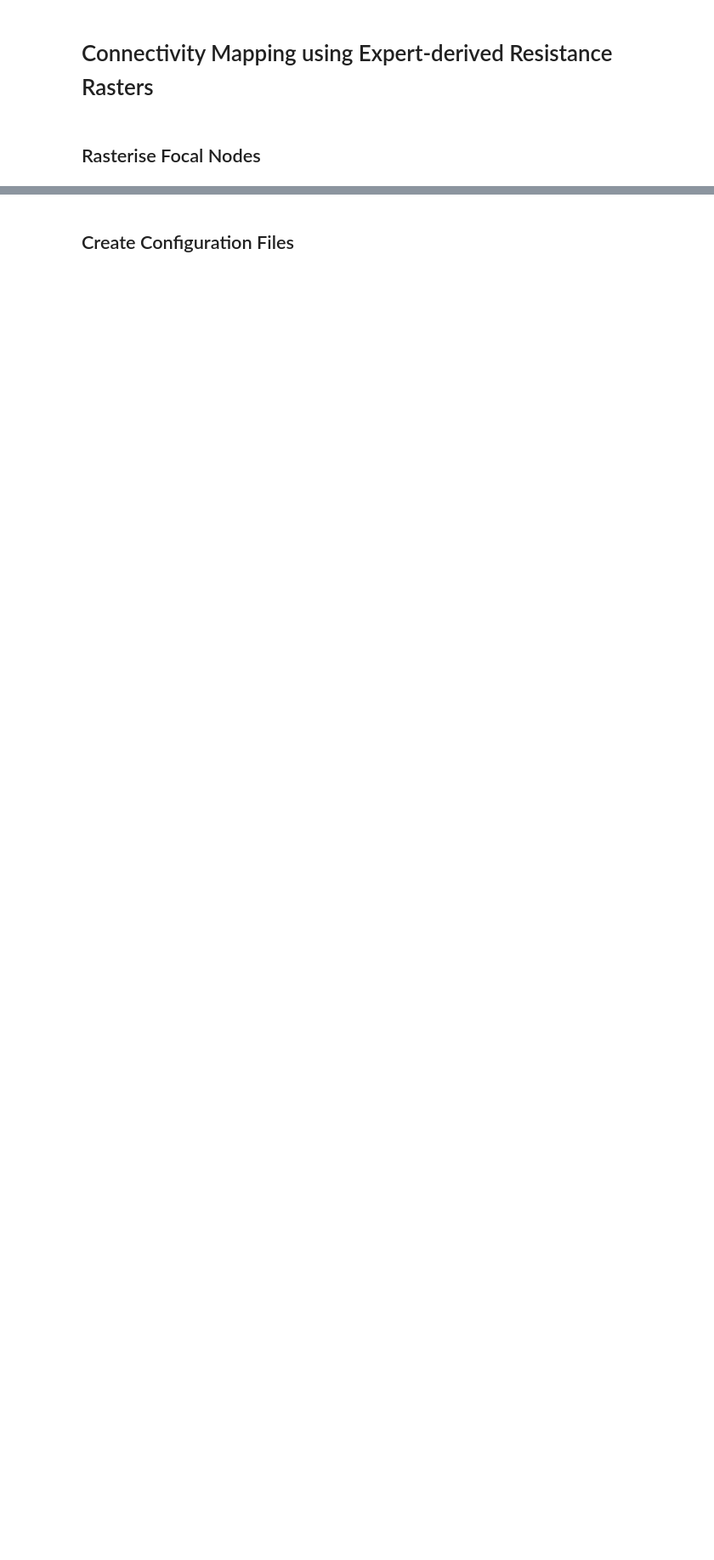
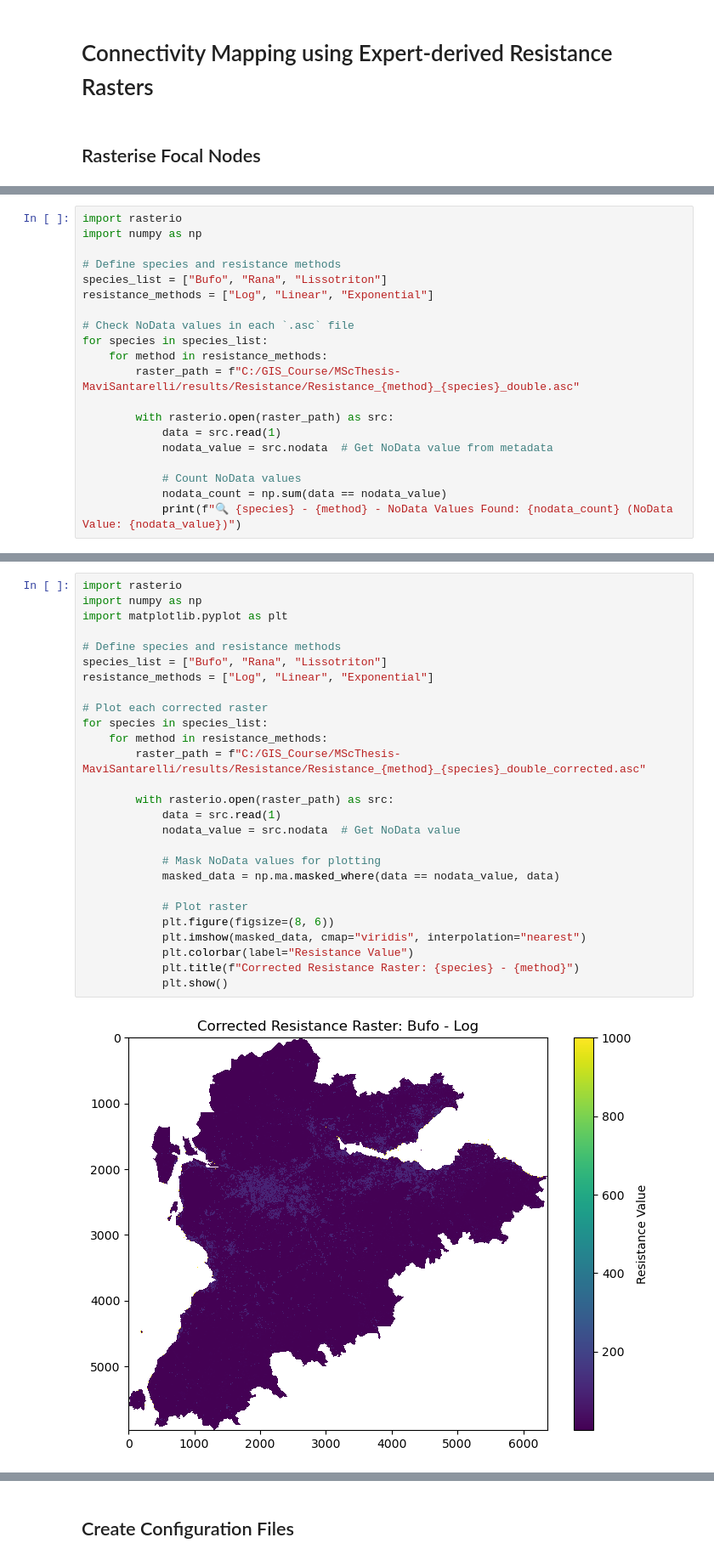
Before and after one commit to Mavisan6/MScThesis-MaviSantarelli, a Jupyter notebook: notebooks/3_Connectivity Modelling/3_Connectivity_Mapping.ipynb, the cells around one changed output, grey strips where cells are left out. Shown at 85% size. Drawn from its saved outputs; the diff is of its cells as text; blank space fills up the shorter version.

```diff
--- a/notebooks/3_Connectivity Modelling/3_Connectivity_Mapping.ipynb
+++ b/notebooks/3_Connectivity Modelling/3_Connectivity_Mapping.ipynb
@@ -71,0 +620,20 @@ for species, asc_path in output_asc_paths.items():
+# %%
+import rasterio
+import numpy as np
+
+# Define species and resistance methods
+species_list = ["Bufo", "Rana", "Lissotriton"]
+resistance_methods = ["Log", "Linear", "Exponential"]
+
+# Check NoData values in each `.asc` file
+for species in species_list:
+    for method in resistance_methods:
+        raster_path = f"C:/GIS_Course/MScThesis-MaviSantarelli/results/Resistance/Resistance_{method}_{species}_double.asc"
+
+        with rasterio.open(raster_path) as src:
+            data = src.read(1)
+            nodata_value = src.nodata  # Get NoData value from metadata
+
+            # Count NoData values
+            nodata_count = np.sum(data == nodata_value)
+            print(f"🔍 {species} - {method} - NoData Values Found: {nodata_count} (NoData Value: {nodata_value})")
@@ -71,0 +687,29 @@ for species, asc_path in output_asc_paths.items():
+# %%
+import rasterio
+import numpy as np
+import matplotlib.pyplot as plt
+
+# Define species and resistance methods
+species_list = ["Bufo", "Rana", "Lissotriton"]
+resistance_methods = ["Log", "Linear", "Exponential"]
+
+# Plot each corrected raster
+for species in species_list:
+    for method in resistance_methods:
+        raster_path = f"C:/GIS_Course/MScThesis-MaviSantarelli/results/Resistance/Resistance_{method}_{species}_double_corrected.asc"
+
+        with rasterio.open(raster_path) as src:
+            data = src.read(1)
+            nodata_value = src.nodata  # Get NoData value
+
+            # Mask NoData values for plotting
+            masked_data = np.ma.masked_where(data == nodata_value, data)
+
+            # Plot raster
+            plt.figure(figsize=(8, 6))
+            plt.imshow(masked_data, cmap="viridis", interpolation="nearest")
+            plt.colorbar(label="Resistance Value")
+            plt.title(f"Corrected Resistance Raster: {species} - {method}")
+            plt.show()
+# %% [output]
+[figure, added]
```
Also changed, not shown: parts of 33 cells of this notebook, 24 other files.
